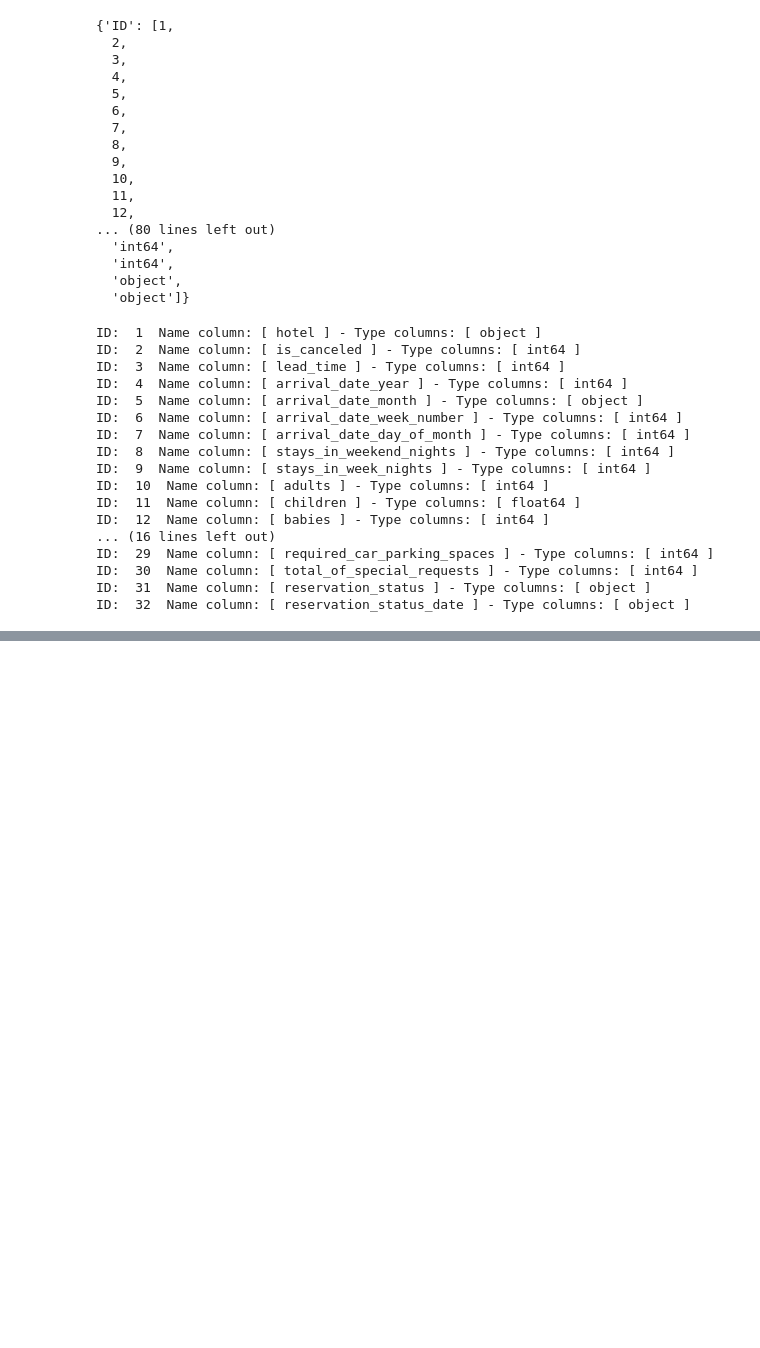
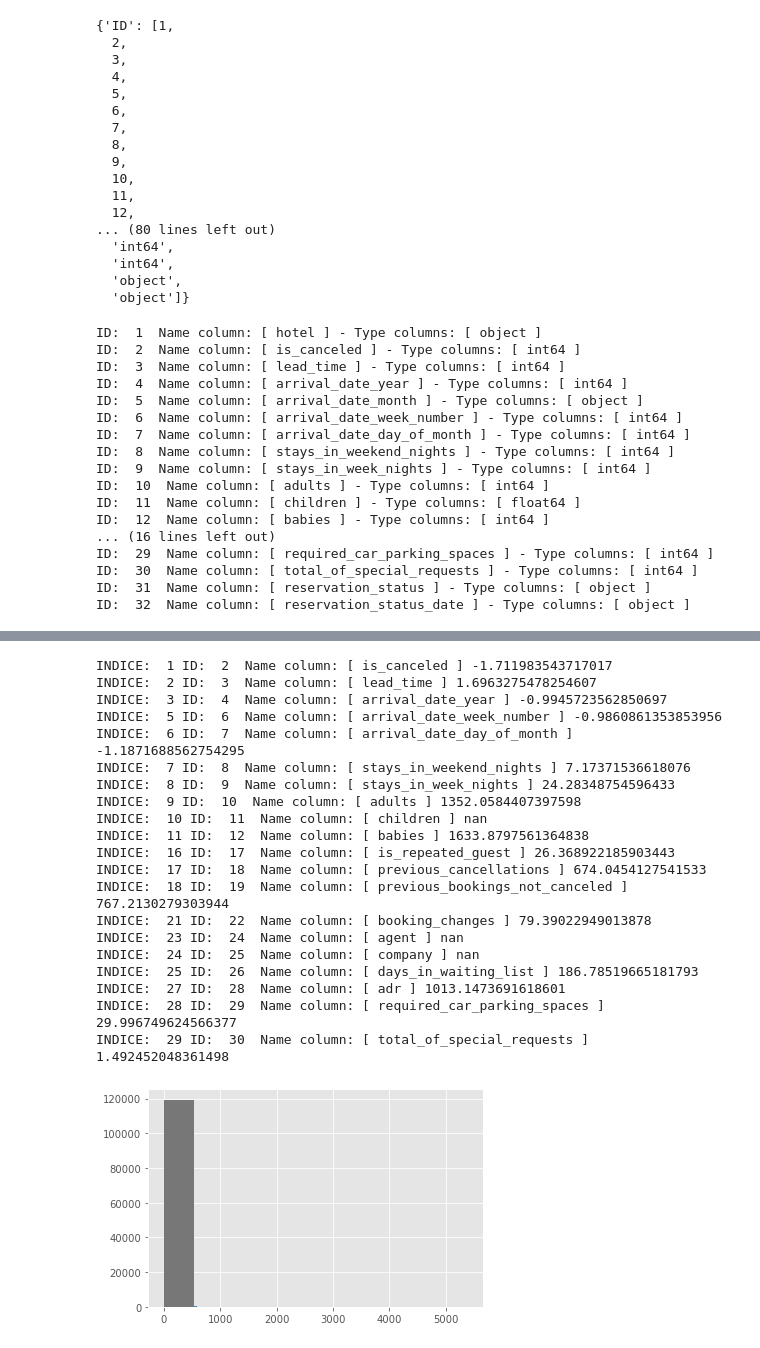
Before and after one commit to IvanPerezAlarcon1/Modelo-predictivo-de-errores-en-los-datos, a Jupyter notebook: insertar_registros_dicc_a_bdd.ipynb, the cells around one changed output, grey strips where cells are left out. Saved outputs shown, nothing was run; the diff lists cells and outputs as text; code cells hidden in the pictures; blank space fills up the shorter version.

```diff
--- a/insertar_registros_dicc_a_bdd.ipynb
+++ b/insertar_registros_dicc_a_bdd.ipynb
@@ -461,0 +436,27 @@ ID:  30  Name column: [ total_of_special_requests ] 1.492452048361498
+# %%
+for i in range(len(DICC_PRUEBA_1["COLUMNAS"])):
+    if(DICC_PRUEBA_1["TYPES"][i] == 'int64' or DICC_PRUEBA_1["TYPES"][i] == 'float64'):
+        print("INDICE: ",i,"ID: ",DICC_PRUEBA_1["ID"][i]," Name column: [",DICC_PRUEBA_1["COLUMNAS"][i], "]", stats.kurtosis(df[DICC_PRUEBA_1["COLUMNAS"][i]]))
+        plt.hist(df[DICC_PRUEBA_1["COLUMNAS"][i]])
+# %% [output]
+INDICE:  1 ID:  2  Name column: [ is_canceled ] -1.711983543717017
+INDICE:  2 ID:  3  Name column: [ lead_time ] 1.6963275478254607
+INDICE:  3 ID:  4  Name column: [ arrival_date_year ] -0.9945723562850697
+INDICE:  5 ID:  6  Name column: [ arrival_date_week_number ] -0.9860861353853956
+INDICE:  6 ID:  7  Name column: [ arrival_date_day_of_month ] -1.1871688562754295
+INDICE:  7 ID:  8  Name column: [ stays_in_weekend_nights ] 7.17371536618076
+INDICE:  8 ID:  9  Name column: [ stays_in_week_nights ] 24.28348754596433
+INDICE:  9 ID:  10  Name column: [ adults ] 1352.0584407397598
+INDICE:  10 ID:  11  Name column: [ children ] nan
+INDICE:  11 ID:  12  Name column: [ babies ] 1633.8797561364838
+INDICE:  16 ID:  17  Name column: [ is_repeated_guest ] 26.368922185903443
+INDICE:  17 ID:  18  Name column: [ previous_cancellations ] 674.0454127541533
+INDICE:  18 ID:  19  Name column: [ previous_bookings_not_canceled ] 767.2130279303944
+INDICE:  21 ID:  22  Name column: [ booking_changes ] 79.39022949013878
+INDICE:  23 ID:  24  Name column: [ agent ] nan
+INDICE:  24 ID:  25  Name column: [ company ] nan
+INDICE:  25 ID:  26  Name column: [ days_in_waiting_list ] 186.78519665181793
+INDICE:  27 ID:  28  Name column: [ adr ] 1013.1473691618601
+INDICE:  28 ID:  29  Name column: [ required_car_parking_spaces ] 29.996749624566377
+INDICE:  29 ID:  30  Name column: [ total_of_special_requests ] 1.492452048361498
+[figure, added]
```
Also changed, not shown: parts of 8 cells of this notebook.
